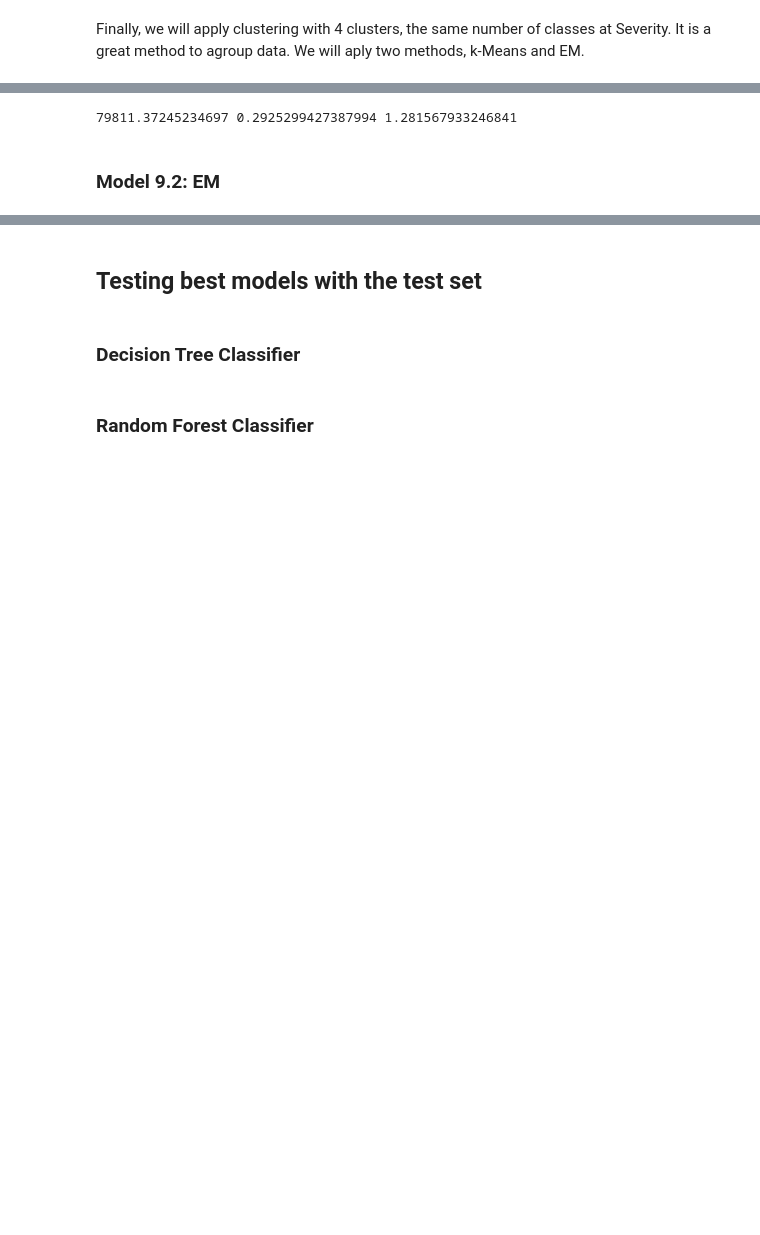
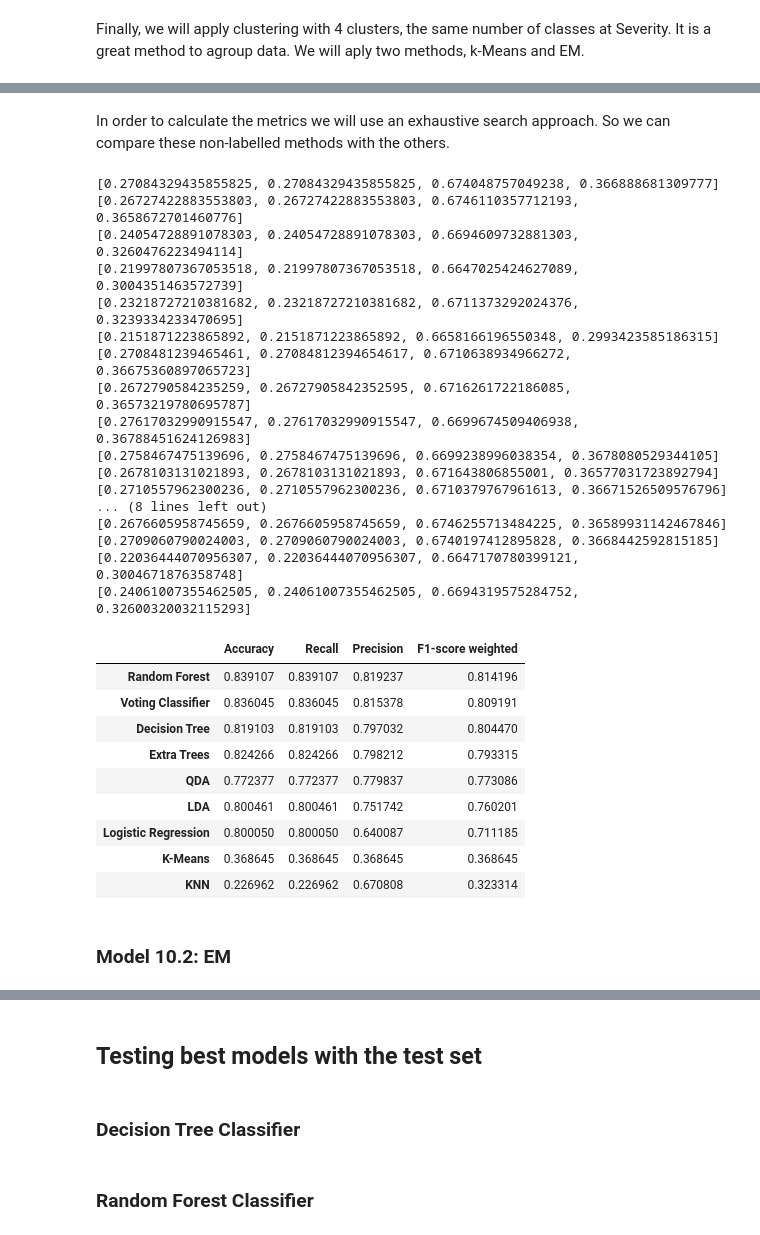
Before and after one commit to pol-resina/US-Accidents, a Jupyter notebook: notebooks/model.ipynb, the cells around one changed output, grey strips where cells are left out. Cells and saved outputs as stored; diff of their text form; code cells hidden in the pictures; blank space fills up the shorter version.

```diff
--- a/notebooks/model.ipynb
+++ b/notebooks/model.ipynb
@@ -242,9 +304,9 @@ results.sort_values(by='F1-score weighted', ascending=False)
 This model is very similar to the previous one, here we will suppose that every class in Severity has the same covariance matrix.
 # %%
 #We will do a 5-fold cross-validation to find the best hyperparameters for the LDA model
-cv = StratifiedKFold(n_splits=5, shuffle=True, random_state=1234, )
+cv = StratifiedKFold(n_splits=5, shuffle=True)
 
-param_grid = {'solver': ['lsqr', 'eigen'], 'shrinkage': [0, 0.1, 0.2, 0.5]}
+param_grid = {'solver': ['lsqr', 'eigen']}
 lda_model = LinearDiscriminantAnalysis()
 grid_search = GridSearchCV(lda_model, param_grid = param_grid, cv = cv, scoring='f1_weighted', n_jobs=-1)
 
@@ -344,15 +416,55 @@ KMeans(init='random', n_clusters=4)
-# %%
-y_pred_kmeans = best_kmeans_model.predict(X_test)
-
-CH = calinski_harabasz_score(X_test, y_pred_kmeans)
-SS = silhouette_score(X_test, y_pred_kmeans)
-DB = davies_bouldin_score(X_test, y_pred_kmeans)
-
-print(CH, SS, DB)
-# %% [output]
-79811.37245234697 0.2925299427387994 1.281567933246841
+# %% [markdown]
+In order to calculate the metrics we will use an exhaustive search approach. So we can compare these non-labelled methods with the others.
+# %%
+y_pred = cross_val_predict(best_kmeans_model, X_train, y_train, cv=5, n_jobs=-1)
+
+K = 4
+nombres = list(range(1,K+1))
+label_combinations = list(permutations(nombres))
+
+best_score = None
+best_combination_knn = None
+
+for combination in label_combinations:
+    y_pred_comb = [combination[y] for y in y_pred]
+    metric = get_metrics(y_pred_comb, y_train)
+    if best_score is None or metric[3] > best_score:
+        best_score = metric[3]
+        best_combination_knn = combination
+
+
+results.loc['K-Means'] = best_score
+results.sort_values(by='F1-score weighted', ascending=False)
+# %% [output]
+[0.27084329435855825, 0.27084329435855825, 0.674048757049238, 0.366888681309777]
+[0.26727422883553803, 0.26727422883553803, 0.6746110357712193, 0.3658672701460776]
+[0.24054728891078303, 0.24054728891078303, 0.6694609732881303, 0.3260476223494114]
+[0.21997807367053518, 0.21997807367053518, 0.6647025424627089, 0.3004351463572739]
+[0.23218727210381682, 0.23218727210381682, 0.6711373292024376, 0.3239334233470695]
+[0.2151871223865892, 0.2151871223865892, 0.6658166196550348, 0.2993423585186315]
+[0.2708481239465461, 0.27084812394654617, 0.6710638934966272, 0.36675360897065723]
+[0.2672790584235259, 0.26727905842352595, 0.6716261722186085, 0.36573219780695787]
+[0.27617032990915547, 0.27617032990915547, 0.6699674509406938, 0.36788451624126983]
+[0.2758467475139696, 0.2758467475139696, 0.6699238996038354, 0.3678080529344105]
+[0.2678103131021893, 0.2678103131021893, 0.671643806855001, 0.36577031723892794]
+[0.2710557962300236, 0.2710557962300236, 0.6710379767961613, 0.36671526509576796]
+... (8 lines left out)
+[0.2676605958745659, 0.2676605958745659, 0.6746255713484225, 0.36589931142467846]
+[0.2709060790024003, 0.2709060790024003, 0.6740197412895828, 0.3668442592815185]
+[0.22036444070956307, 0.22036444070956307, 0.6647170780399121, 0.3004671876358748]
+[0.24061007355462505, 0.24061007355462505, 0.6694319575284752, 0.32600320032115293]
+|  | Accuracy | Recall | Precision | F1-score weighted |
+| Random Forest | 0.839107 | 0.839107 | 0.819237 | 0.814196 |
+| Voting Classifier | 0.836045 | 0.836045 | 0.815378 | 0.809191 |
+| Decision Tree | 0.819103 | 0.819103 | 0.797032 | 0.804470 |
+| Extra Trees | 0.824266 | 0.824266 | 0.798212 | 0.793315 |
+| QDA | 0.772377 | 0.772377 | 0.779837 | 0.773086 |
+| LDA | 0.800461 | 0.800461 | 0.751742 | 0.760201 |
+| Logistic Regression | 0.800050 | 0.800050 | 0.640087 | 0.711185 |
+| K-Means | 0.368645 | 0.368645 | 0.368645 | 0.368645 |
+| KNN | 0.226962 | 0.226962 | 0.670808 | 0.323314 |
 # %% [markdown]
-### Model 9.2: EM
+### Model 10.2: EM
 # %%
 #We will do a 5-fold cross-validation to find the best hyperparameters for the LDA model
 cv = StratifiedKFold(n_splits=5, shuffle=True, random_state=1234, )
```
Also changed, not shown: parts of 37 cells of this notebook.
